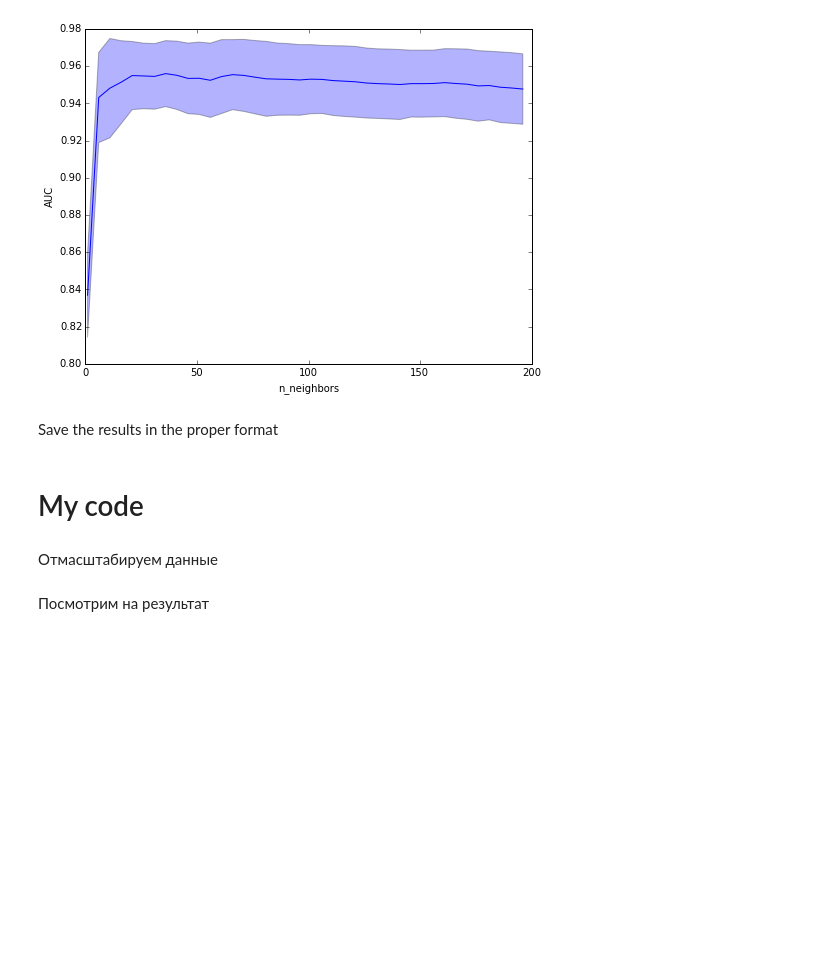
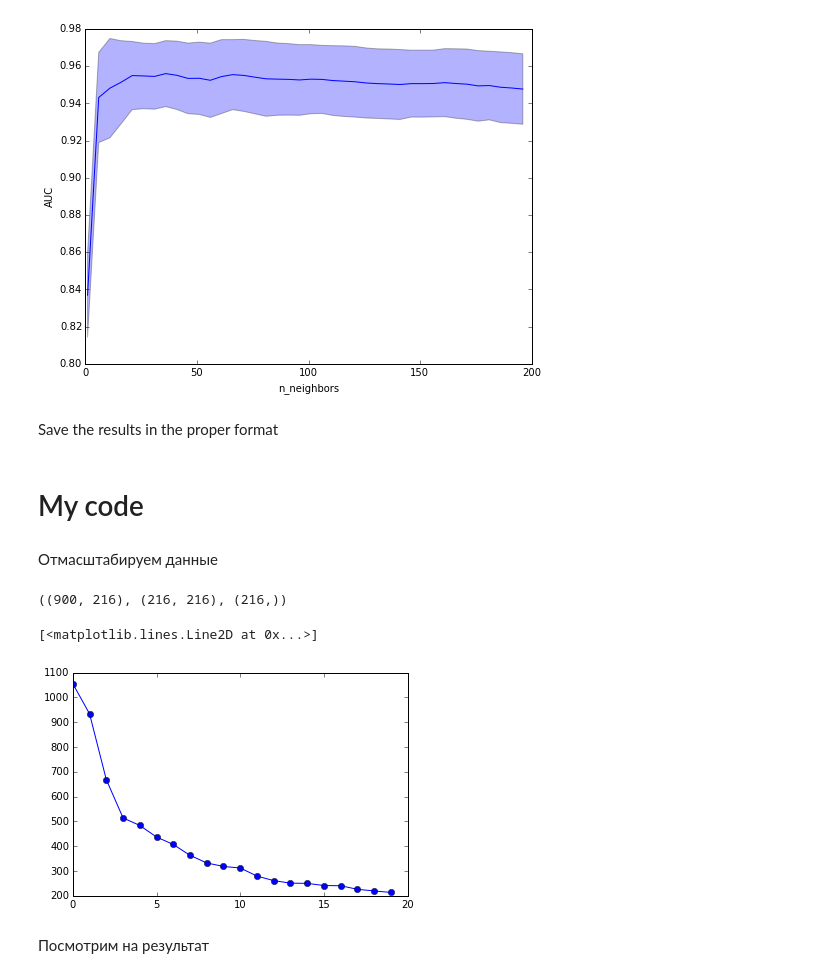
Before and after one commit to alexsyrom/SHAD_ML_KAGGLE_1, a Jupyter notebook: solution.ipynb, the cells around one changed output. Cells and saved outputs as stored; diff of their text form; code cells hidden in the pictures; blank space fills up the shorter version.

```diff
--- a/solution.ipynb
+++ b/solution.ipynb
@@ -175,2 +175,14 @@ X_test_scaled = scale(X_test)
+# %%
+from numpy.linalg import svd
+
+U, s, V = svd(X_train_scaled, False)
+U.shape, V.shape, s.shape
+# %% [output]
+((900, 216), (216, 216), (216,))
+# %%
+plot(s[:20], '-o')
+# %% [output]
+[<matplotlib.lines.Line2D at 0x...>]
+[figure, added]
 # %% [markdown]
 Посмотрим на результат
```
Also changed, not shown: parts of 5 cells of this notebook, 1 other file.
